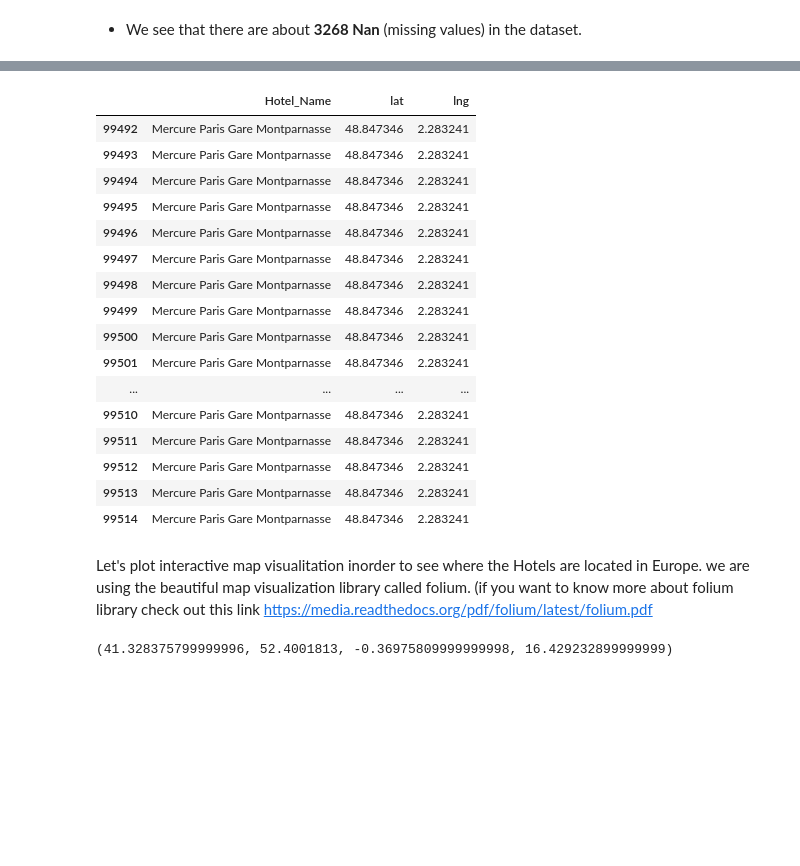
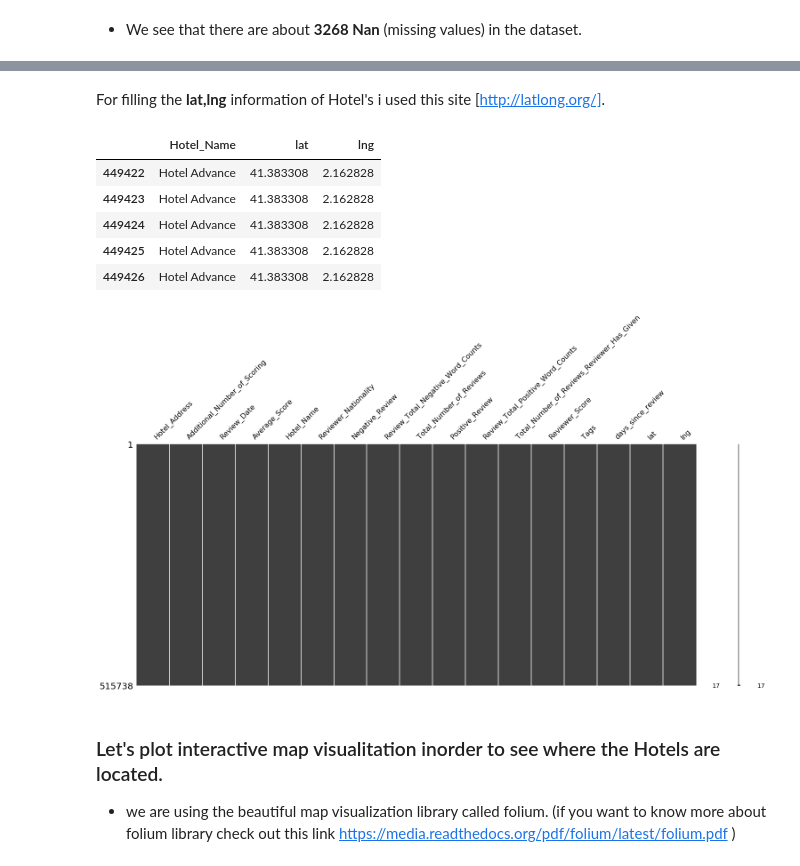
Before and after one commit to muralidhar520/Machine-Learning, a Jupyter notebook: 515k Hotel Reviews Data in Europe/515k-hotel-reviews-data-in-europe.ipynb, the cells around one changed output, grey strips where cells are left out. Saved outputs shown, nothing was run; the diff lists cells and outputs as text; code cells hidden in the pictures; blank space fills up the shorter version.

```diff
--- a/515k Hotel Reviews Data in Europe/515k-hotel-reviews-data-in-europe.ipynb
+++ b/515k Hotel Reviews Data in Europe/515k-hotel-reviews-data-in-europe.ipynb
@@ -117,5 +239,0 @@ If the **Hotel_Address** is matched with the other rows(i.e Nan valued rows) in
-# %%
-df = df.fillna(method = 'ffill').fillna(method = 'bfill')
-nans = lambda df: df[df.isnull().any(axis=1)]
-nans_df = nans(df)
-nans_df.shape
@@ -126,0 +281,2 @@ lets look at them in detail.
+# %% [markdown]
+For filling the **lat,lng** information of Hotel's i used this site [http://latlong.org/].
@@ -127,25 +302,45 @@ lets look at them in detail.
+# %%
+#longitude information of Hotels
+loc_lng ={'Fleming s Selection Hotel Wien City':16.353479,
+       'Hotel City Central':16.3799,
+       'Hotel Atlanta':16.363449,
+       'Maison Albar Hotel Paris Op ra Diamond':2.323358,
+       'Hotel Daniel Vienna':16.3840,
+       'Hotel Pension Baron am Schottentor':16.359819,
+      'Austria Trend Hotel Schloss Wilhelminenberg Wien':16.2856,
+      'Derag Livinghotel Kaiser Franz Joseph Vienna':16.341080,
+      'NH Collection Barcelona Podium':2.1779,
+      'City Hotel Deutschmeister':16.36663,
+      'Hotel Park Villa':16.345682,
+      'Cordial Theaterhotel Wien':16.351585,
+      'Holiday Inn Paris Montmartre':2.333087,
+      'Roomz Vienna':16.420643,
+      'Mercure Paris Gare Montparnasse':2.323595,
+      'Renaissance Barcelona Hotel':2.167494,
+      'Hotel Advance':2.162828}
+# %%
+#filling the latitude information
+df['lat'] = df['lat'].fillna(df['Hotel_Name'].apply(lambda x: loc_lat.get(x)))
+# %%
+#filling longitude information
+df['lng'] = df['lng'].fillna(df['Hotel_Name'].apply(lambda x: loc_lng.get(x)))
 # %%
-#checking whether the data is filled or not
-temp_df = df[['Hotel_Name','lat','lng']]
-temp_df.iloc[99492:99515]
+#looking whether information is correctly filled or not
+temp_df = df.loc[df.Hotel_Name =='Hotel Advance']
+temp_df = temp_df[['Hotel_Name','lat','lng']]
+temp_df.head()
 # %% [output]
 |  | Hotel_Name | lat | lng |
-| 99492 | Mercure Paris Gare Montparnasse | 48.847346 | 2.283241 |
-| 99493 | Mercure Paris Gare Montparnasse | 48.847346 | 2.283241 |
-| 99494 | Mercure Paris Gare Montparnasse | 48.847346 | 2.283241 |
-| 99495 | Mercure Paris Gare Montparnasse | 48.847346 | 2.283241 |
-| 99496 | Mercure Paris Gare Montparnasse | 48.847346 | 2.283241 |
-| 99497 | Mercure Paris Gare Montparnasse | 48.847346 | 2.283241 |
-| 99498 | Mercure Paris Gare Montparnasse | 48.847346 | 2.283241 |
-| 99499 | Mercure Paris Gare Montparnasse | 48.847346 | 2.283241 |
-| 99500 | Mercure Paris Gare Montparnasse | 48.847346 | 2.283241 |
-| 99501 | Mercure Paris Gare Montparnasse | 48.847346 | 2.283241 |
-| ... | ... | ... | ... |
-| 99510 | Mercure Paris Gare Montparnasse | 48.847346 | 2.283241 |
-| 99511 | Mercure Paris Gare Montparnasse | 48.847346 | 2.283241 |
-| 99512 | Mercure Paris Gare Montparnasse | 48.847346 | 2.283241 |
-| 99513 | Mercure Paris Gare Montparnasse | 48.847346 | 2.283241 |
-| 99514 | Mercure Paris Gare Montparnasse | 48.847346 | 2.283241 |
+| 449422 | Hotel Advance | 41.383308 | 2.162828 |
+| 449423 | Hotel Advance | 41.383308 | 2.162828 |
+| 449424 | Hotel Advance | 41.383308 | 2.162828 |
+| 449425 | Hotel Advance | 41.383308 | 2.162828 |
+| 449426 | Hotel Advance | 41.383308 | 2.162828 |
+# %%
+## Now all the missing are filled in the dataset.
+msno.matrix(df)
+# %% [output]
+[figure, added]
 # %%
 #saving the data to pickle files
 df.to_pickle('After_filling_Nans')
@@ -153,5 +348,5 @@ df.to_pickle('After_filling_Nans')
 #loading the data from the pickle file
 df = pd.read_pickle('After_filling_Nans')
 # %% [markdown]
-Let's plot interactive map visualitation inorder to see where the Hotels are located in Europe.
-we are using the beautiful map visualization library called folium. (if you want to know more about folium library check out this link    https://media.readthedocs.org/pdf/folium/latest/folium.pdf
+###  Let's plot interactive map visualitation inorder to see where the Hotels are located.
+* we are using the beautiful map visualization library called folium. (if you want to know more about folium library check out this link    https://media.readthedocs.org/pdf/folium/latest/folium.pdf )
@@ -161,5 +352,0 @@ import folium
-# %%
-#finding the minimam and maximum lat and lng values.
-df['lat'].min(),df['lat'].max(),df['lng'].min(),df['lng'].max()
-# %% [output]
-(41.328375799999996, 52.4001813, -0.36975809999999998, 16.429232899999999)
```
Also changed, not shown: parts of 59 cells of this notebook.
